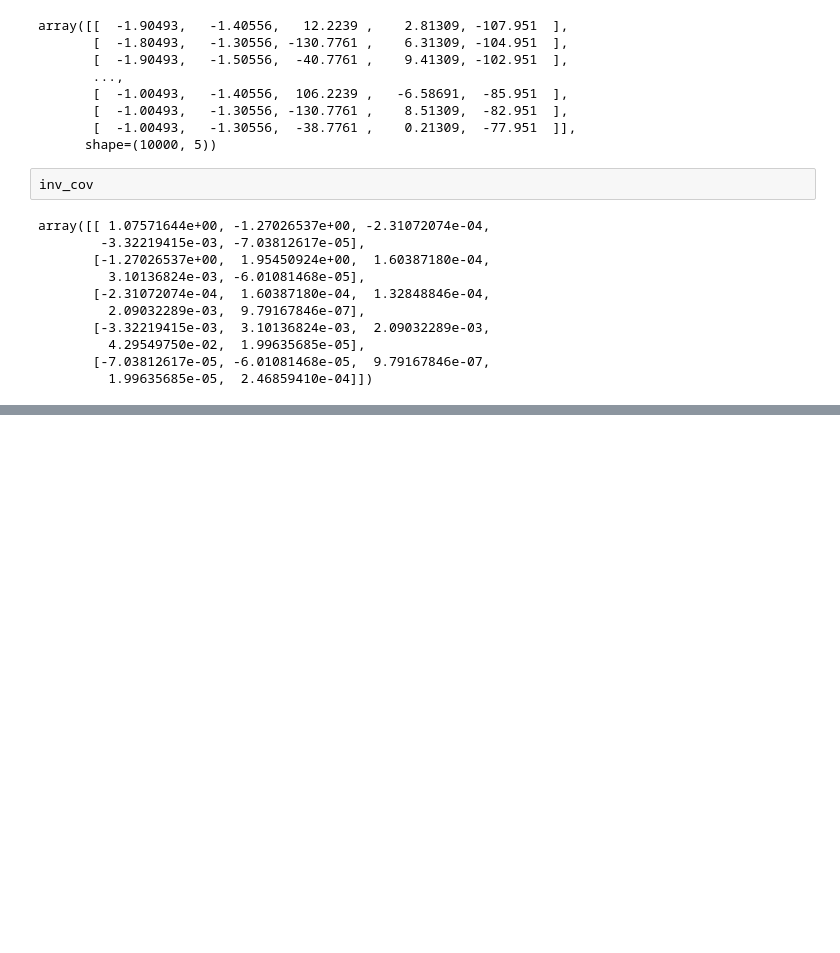
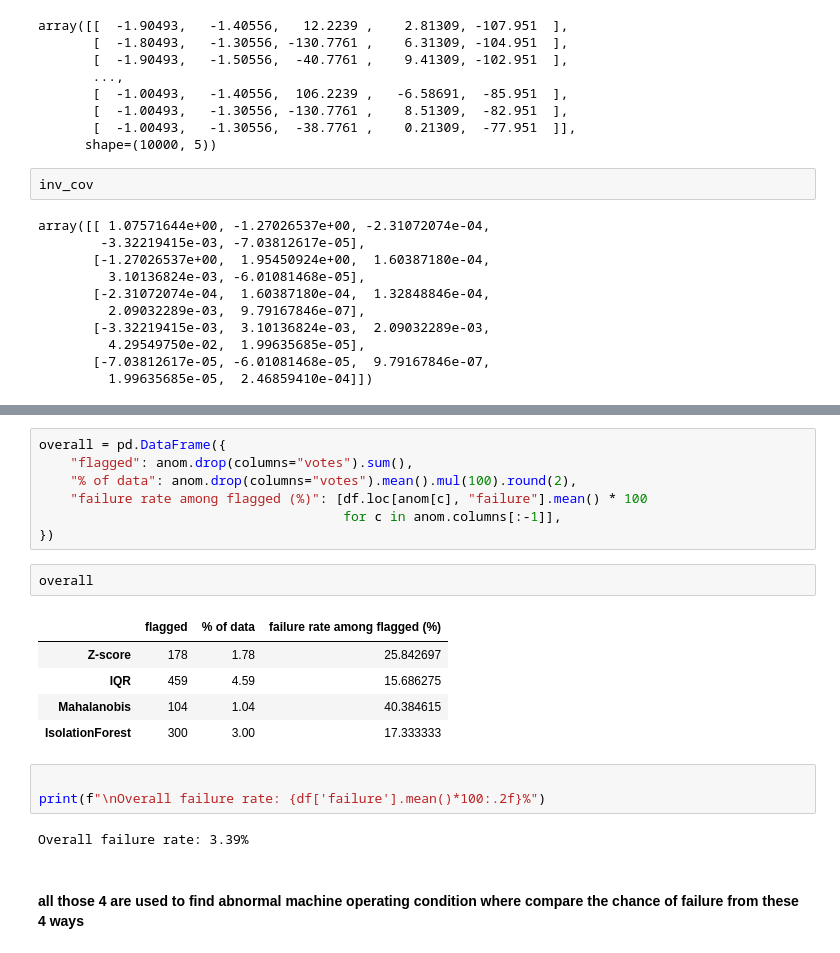
Before and after one commit to Ashwinvinod7/machine-failure-risk-detection, a Jupyter notebook: machine_failure_detection.ipynb, the cells around one changed output, grey strips where cells are left out. Cells and saved outputs as stored; diff of their text form; blank space fills up the shorter version.

```diff
--- a/machine_failure_detection.ipynb
+++ b/machine_failure_detection.ipynb
@@ -384,0 +429,22 @@ array([False, False, False, ..., False, False, False], shape=(10000,))
+# %%
+overall = pd.DataFrame({
+    "flagged": anom.drop(columns="votes").sum(),
+    "% of data": anom.drop(columns="votes").mean().mul(100).round(2),
+    "failure rate among flagged (%)": [df.loc[anom[c], "failure"].mean() * 100
+                                       for c in anom.columns[:-1]],
+})
+# %%
+overall
+# %% [output]
+|  | flagged | % of data | failure rate among flagged (%) |
+| Z-score | 178 | 1.78 | 25.842697 |
+| IQR | 459 | 4.59 | 15.686275 |
+| Mahalanobis | 104 | 1.04 | 40.384615 |
+| IsolationForest | 300 | 3.00 | 17.333333 |
+# %%
+
+print(f"\nOverall failure rate: {df['failure'].mean()*100:.2f}%")
+# %% [output]
+Overall failure rate: 3.39%
+# %% [markdown]
+#### all those 4 are used to find abnormal machine operating condition where compare the chance of failure from these 4 ways
```
Also changed, not shown: parts of 11 cells of this notebook.
